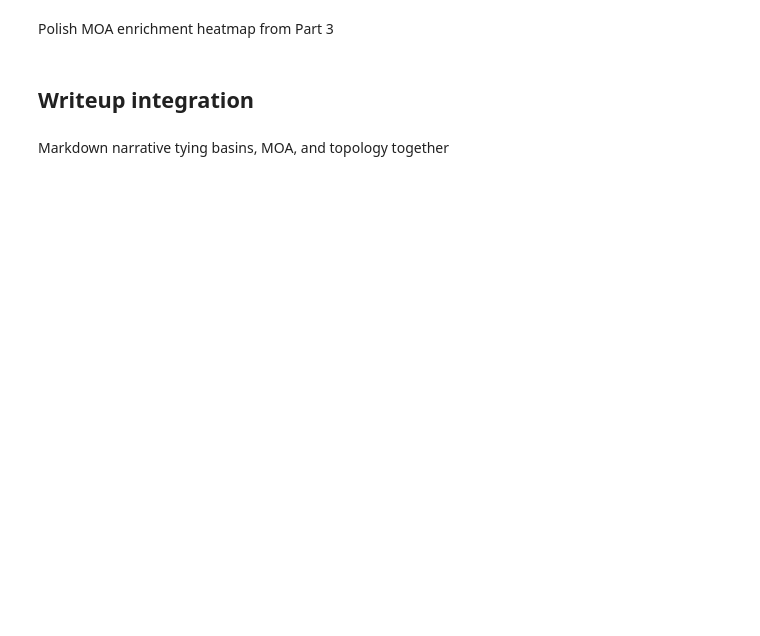
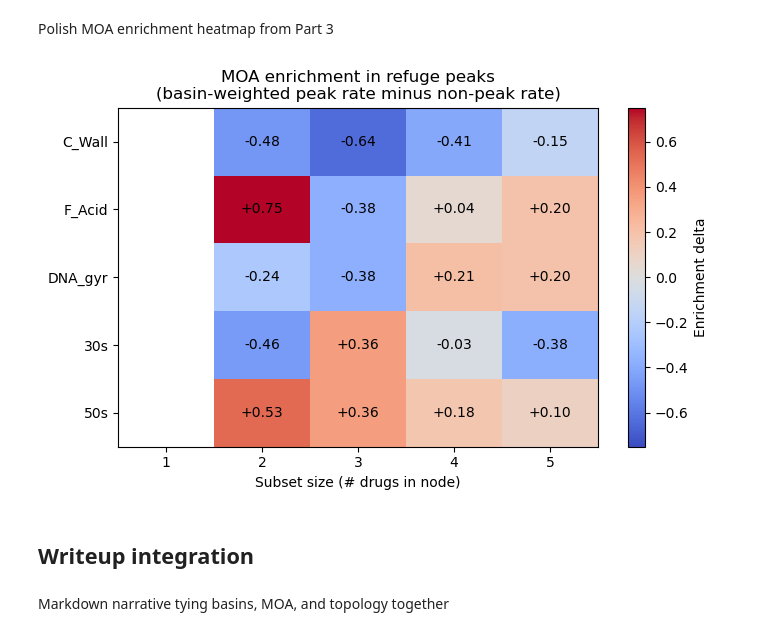
Before and after one commit to EETEEHAN/CSBIO185_cell_mates, a Jupyter notebook: 4_luke_davis_visualization.ipynb, the cells around one changed output. Cells and saved outputs as stored; diff of their text form; code cells hidden in the pictures; blank space fills up the shorter version.

```diff
--- a/4_luke_davis_visualization.ipynb
+++ b/4_luke_davis_visualization.ipynb
@@ -126,5 +648,53 @@ Polish basin bar chart from Part 2
 # %% [markdown]
 Polish MOA enrichment heatmap from Part 3
+# %%
+with open("enrichment_table.pkl", "rb") as f:
+    enrichment_table = pickle.load(f)
+
+DRUGS = ["AMP", "CPR", "DOX", "ERY", "FOX", "FUS", "STR", "TMP"]
+MOA_COLS = ["C_Wall", "F_Acid", "DNA_gyr", "30s", "50s"]
+
+# Mapping that exactly reproduces the authors' SINGLES_MOA*.csv encoding.
+# Note that this is the paper/data encoding used for validation and downstream comparison.
+DRUG_TO_MOA = {
+    "AMP": "C_Wall",
+    "CPR": "DNA_gyr",
+    "DOX": "50s",
+    "ERY": "50s",
+    "FOX": "C_Wall",
+    "FUS": "30s",
+    "STR": "30s",
+    "TMP": "F_Acid",
+}
+
+heatmap_data = enrichment_table.pivot(
+    index="moa",
+    columns="subset_size",
+    values="basin_weighted_enrichment_delta",
+).reindex(MOA_COLS)
+
+fig, ax = plt.subplots(figsize=(7, 4.5))
+max_abs = np.nanmax(np.abs(heatmap_data.to_numpy()))
+im = ax.imshow(heatmap_data, cmap="coolwarm", vmin=-max_abs, vmax=max_abs, aspect="auto")
+ax.set_xticks(np.arange(len(heatmap_data.columns)))
+ax.set_xticklabels(heatmap_data.columns)
+ax.set_yticks(np.arange(len(heatmap_data.index)))
+ax.set_yticklabels(heatmap_data.index)
+ax.set_xlabel("Subset size (# drugs in node)")
+ax.set_title("MOA enrichment in refuge peaks\n(basin-weighted peak rate minus non-peak rate)")
+
+for i, moa in enumerate(heatmap_data.index):
+    for j, subset_size in enumerate(heatmap_data.columns):
+        value = heatmap_data.loc[moa, subset_size]
+        if not np.isnan(value):
+            ax.text(j, i, f"{value:+.2f}", ha="center", va="center", color="black")
+
+cbar = fig.colorbar(im, ax=ax)
+cbar.set_label("Enrichment delta")
+plt.tight_layout()
+plt.show()
+# %% [output]
+[figure, added]
 # %% [markdown]
 ## Writeup integration
 # %% [markdown]
```
Also changed, not shown: parts of 15 cells of this notebook, 10 other files.
